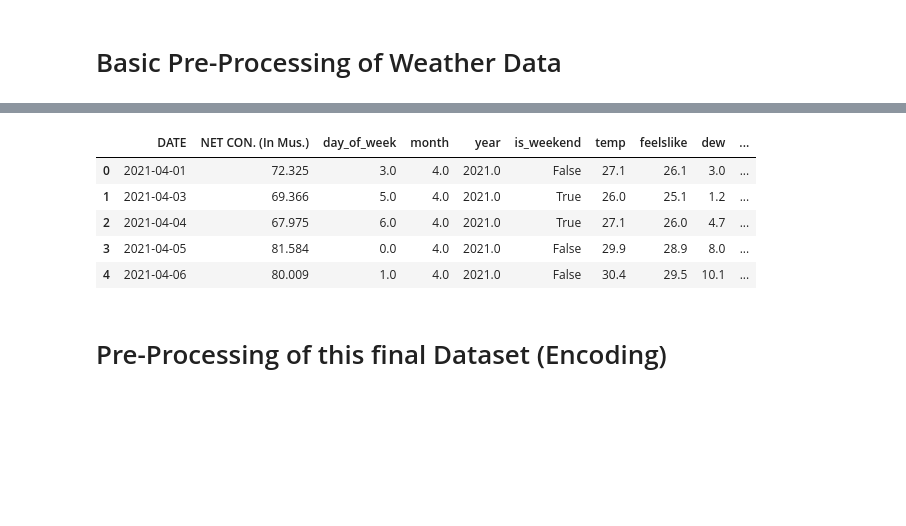
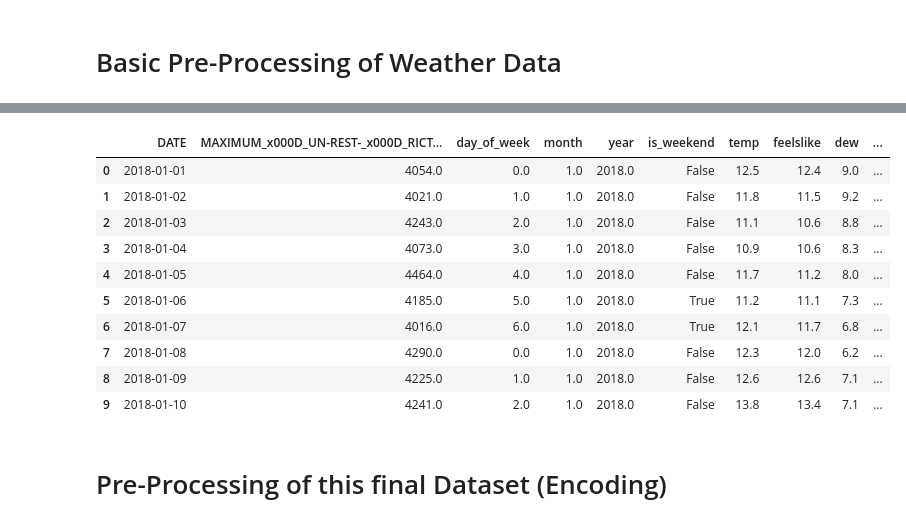
Before and after one commit to iamanasmit/SIH_Delhi_Power_Predictor, a Jupyter notebook: Main.ipynb, the cells around one changed output, grey strips where cells are left out. Saved outputs shown, nothing was run; the diff lists cells and outputs as text; code cells hidden in the pictures; blank space fills up the shorter version.

```diff
--- a/Main.ipynb
+++ b/Main.ipynb
@@ -22,9 +16,6 @@ df.head()
 # %%
 # dropping all the rows with missing values
 df.dropna(inplace=True)
-
-# dropping the 2nd row
-df.drop(1, inplace=True)
 # %%
 # code to pre-process the DATE column
 import pandas as pd
@@ -72,6 +63,9 @@ df['day_of_week'] = df['DATE'].dt.dayofweek
 df['month'] = df['DATE'].dt.month
 df['year'] = df['DATE'].dt.year
 df['is_weekend'] = df['DATE'].dt.dayofweek >= 5
+# %%
+# dropping all the rows with missing values
+df.dropna(inplace=True)
 # %%
 df.info()
 # %% [output]
@@ -104,9 +89,6 @@ df.head()
-# %%
-# converting the net consumption column to float
-df['NET CON. (In Mus.)'] = df['NET CON. (In Mus.)'].astype(float)
 # %%
 # selecting the useful features from df
-final_df = df[['DATE', 'NET CON. (In Mus.)', 'day_of_week', 'month', 'year', 'is_weekend']]
+final_df = df[['DATE', 'MAXIMUM_x000D_UN-REST-_x000D_RICTED_x000D_DEMAND_x000D_DURING_x000D_THE DAY', 'day_of_week', 'month', 'year', 'is_weekend']]
 # %%
 final_df.head()
 # %% [output]
@@ -133,12 +115,24 @@ feature_df.head()
 # %%
 # Merge the two DataFrames on the 'DATE' column
 final_df = pd.merge(final_df, feature_df, on='DATE', how='inner')
 
-final_df.head()
+window_size = 7
+
+# Add lagging average (rolling mean)
+final_df['lagging_average'] = final_df['MAXIMUM_x000D_UN-REST-_x000D_RICTED_x000D_DEMAND_x000D_DURING_x000D_THE DAY'].rolling(window=window_size).mean()
+
+final_df['previous_difference'] = final_df['MAXIMUM_x000D_UN-REST-_x000D_RICTED_x000D_DEMAND_x000D_DURING_x000D_THE DAY'] - final_df['MAXIMUM_x000D_UN-REST-_x000D_RICTED_x000D_DEMAND_x000D_DURING_x000D_THE DAY'].shift(1)
+
+final_df.head(10)
 # %% [output]
-|  | DATE | NET CON. (In Mus.) | day_of_week | month | year | is_weekend | temp | feelslike | dew | ... |
-| 0 | 2021-04-01 | 72.325 | 3.0 | 4.0 | 2021.0 | False | 27.1 | 26.1 | 3.0 | ... |
-| 1 | 2021-04-03 | 69.366 | 5.0 | 4.0 | 2021.0 | True | 26.0 | 25.1 | 1.2 | ... |
-| 2 | 2021-04-04 | 67.975 | 6.0 | 4.0 | 2021.0 | True | 27.1 | 26.0 | 4.7 | ... |
-| 3 | 2021-04-05 | 81.584 | 0.0 | 4.0 | 2021.0 | False | 29.9 | 28.9 | 8.0 | ... |
-| 4 | 2021-04-06 | 80.009 | 1.0 | 4.0 | 2021.0 | False | 30.4 | 29.5 | 10.1 | ... |
+|  | DATE | MAXIMUM_x000D_UN-REST-_x000D_RICT... | day_of_week | month | year | is_weekend | temp | feelslike | dew | ... |
+| 0 | 2018-01-01 | 4054.0 | 0.0 | 1.0 | 2018.0 | False | 12.5 | 12.4 | 9.0 | ... |
+| 1 | 2018-01-02 | 4021.0 | 1.0 | 1.0 | 2018.0 | False | 11.8 | 11.5 | 9.2 | ... |
+| 2 | 2018-01-03 | 4243.0 | 2.0 | 1.0 | 2018.0 | False | 11.1 | 10.6 | 8.8 | ... |
+| 3 | 2018-01-04 | 4073.0 | 3.0 | 1.0 | 2018.0 | False | 10.9 | 10.6 | 8.3 | ... |
+| 4 | 2018-01-05 | 4464.0 | 4.0 | 1.0 | 2018.0 | False | 11.7 | 11.2 | 8.0 | ... |
+| 5 | 2018-01-06 | 4185.0 | 5.0 | 1.0 | 2018.0 | True | 11.2 | 11.1 | 7.3 | ... |
+| 6 | 2018-01-07 | 4016.0 | 6.0 | 1.0 | 2018.0 | True | 12.1 | 11.7 | 6.8 | ... |
+| 7 | 2018-01-08 | 4290.0 | 0.0 | 1.0 | 2018.0 | False | 12.3 | 12.0 | 6.2 | ... |
+| 8 | 2018-01-09 | 4225.0 | 1.0 | 1.0 | 2018.0 | False | 12.6 | 12.6 | 7.1 | ... |
+| 9 | 2018-01-10 | 4241.0 | 2.0 | 1.0 | 2018.0 | False | 13.8 | 13.4 | 7.1 | ... |
```
Also changed, not shown: parts of 34 cells of this notebook, 18 other files.
